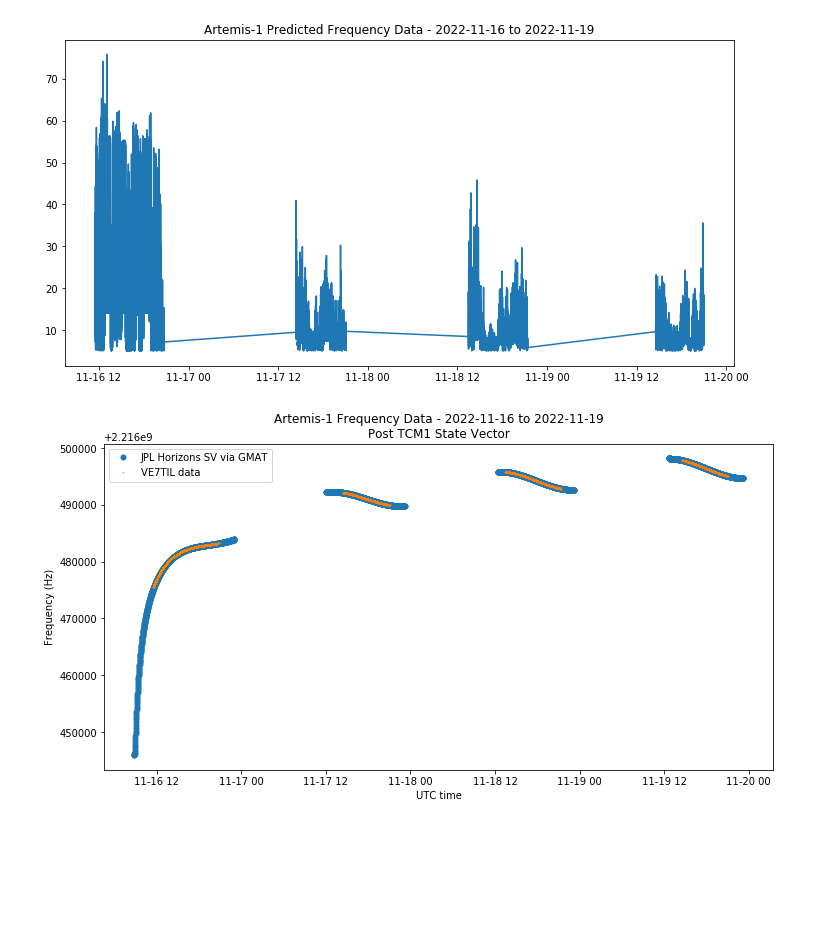
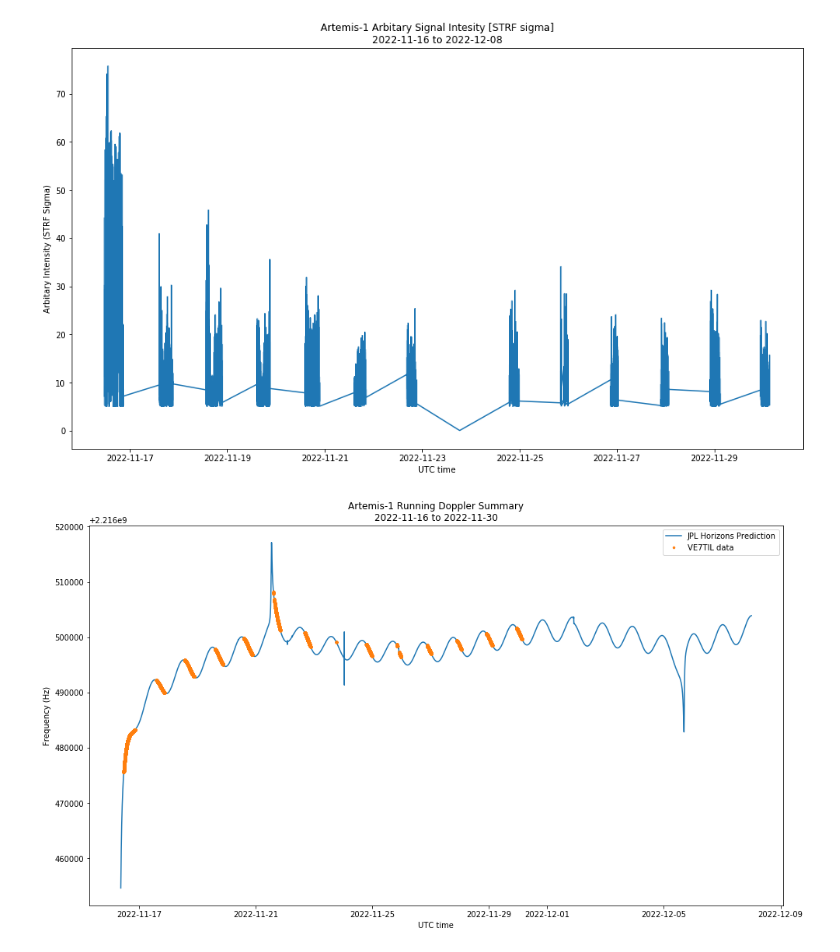
Before and after one commit to ScottTilley/Artemis1, a Jupyter notebook: Artemis1_Doppler_Running.ipynb, the cells around one changed output. Saved outputs shown, nothing was run; the diff lists cells and outputs as text; code cells hidden in the pictures; blank space fills up the shorter version.

```diff
--- a/Artemis1_Doppler_Running.ipynb
+++ b/Artemis1_Doppler_Running.ipynb
@@ -8,5 +8,5 @@ from scipy.optimize import curve_fit
 
 #%matplotlib qt
 
-plt.rcParams['figure.figsize'] = [12, 6]
+plt.rcParams['figure.figsize'] = [16, 9]
 plt.rcParams['figure.facecolor'] = 'w'
@@ -15,18 +15,19 @@ f_carrier = 2216499175.240134
 # %%
-data = np.fromfile('/media/scott/fast/data/20221119/all_19.dat', sep = ' ').reshape((-1,4))
+data = np.fromfile('/media/scott/fast/data/art/all.dat', sep = ' ').reshape((-1,4))
 t_data = Time(data[:,0], format = 'mjd')
 freq_data = data[:,1]
 amp_data = data[:,2]
 # %%
-gmd_file = '/home/scott/code/GMAT/R2020a/output/Artemis1_Doppler.gmd'
+gmd_file = '/media/scott/fast/data/art/art1_jpl.dat'
 gmd_mjd = []
 gmd_rangerate = []
 with open(gmd_file) as f:
-    for l in f.readlines()[2:]:
+    for l in f.readlines()[0:]:
         gmd_mjd.append(float(l.split()[0]))
         gmd_rangerate.append(float(l.split()[-1]))
 gmd_mjd = np.array(gmd_mjd)
+gmd_mjd = gmd_mjd - 2400000.5
 gmd_rangerate = np.array(gmd_rangerate)
-t_gmd = Time(gmd_mjd + (2430000.0 - 2400000.5), scale = 'tai', format = 'mjd')
+t_gmd = Time(gmd_mjd , scale = 'tai', format = 'mjd')
 # %%
 f_gmat = f_carrier * (1 - 1e3*gmd_rangerate/c)
@@ -46,18 +46,20 @@ np_rrdiff = np.array(Rr_diff)
 f_gmat = f_carrier * (1 - 1e3*gmd_rangerate/c)
 # %%
 plt.plot(t_data.datetime,amp_data,markersize=1, alpha=1, label = 'VE7TIL data')
-plt.title('Artemis-1 Predicted Frequency Data - %s to %s'%(t_gmd.datetime[0].strftime('%Y-%m-%d'), t_gmd.datetime[len(t_gmd)-1].strftime('%Y-%m-%d')))
+plt.title('Artemis-1 Arbitary Signal Intesity [STRF sigma]\n%s to %s'%(t_gmd.datetime[0].strftime('%Y-%m-%d'), t_gmd.datetime[len(t_gmd)-1].strftime('%Y-%m-%d')))
+plt.ylabel('Arbitary Intensity (STRF Sigma)')
+plt.xlabel('UTC time')
 plt.show();
 # %% [output]
-[figure, old version]
+[figure, new version]
 # %%
-plt.plot(t_gmd.datetime, f_gmat, '.',markersize=10,alpha=1,label = 'JPL Horizons SV via GMAT')
-plt.plot(t_data.datetime,freq_data,'.' ,markersize=1, alpha=2, label = 'VE7TIL data')
-plt.title('Artemis-1 Frequency Data - %s to %s\nPost TCM1 State Vector'%(t_data.datetime[0].strftime('%Y-%m-%d'), t_data.datetime[len(freq_data)-1].strftime('%Y-%m-%d')))
+plt.plot(t_gmd.datetime, f_gmat, markersize=1,alpha=1,label = 'JPL Horizons Prediction')
+plt.plot(t_data.datetime,freq_data,'.' ,markersize=5, alpha=2, label = 'VE7TIL data')
+plt.title('Artemis-1 Running Doppler Summary\n%s to %s'%(t_data.datetime[0].strftime('%Y-%m-%d'), t_data.datetime[len(freq_data)-1].strftime('%Y-%m-%d')))
 plt.ylabel('Frequency (Hz)')
 plt.xlabel('UTC time')
 plt.legend()
 plt.show();
 # %% [output]
-[figure, old version]
+[figure, new version]
 # %%
```
Also changed, not shown: parts of 5 cells of this notebook.
